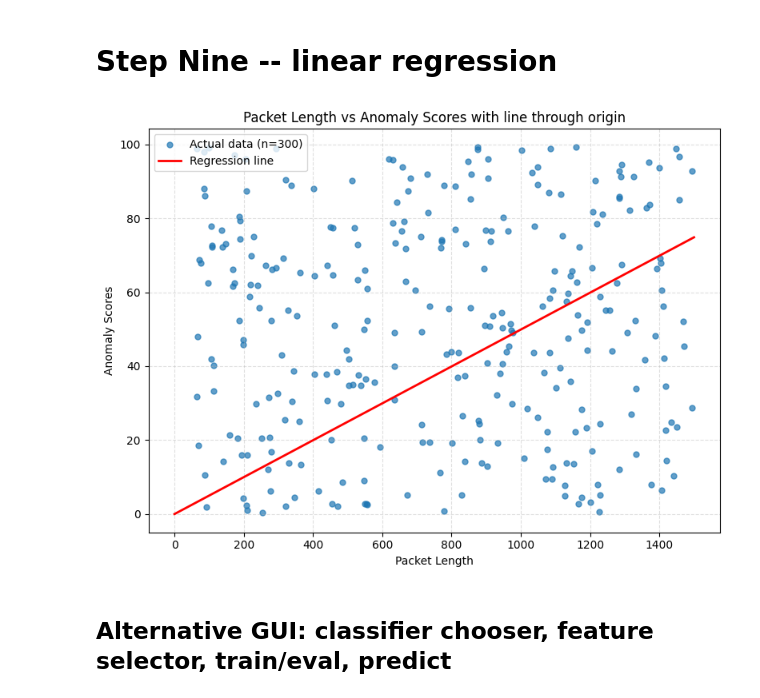
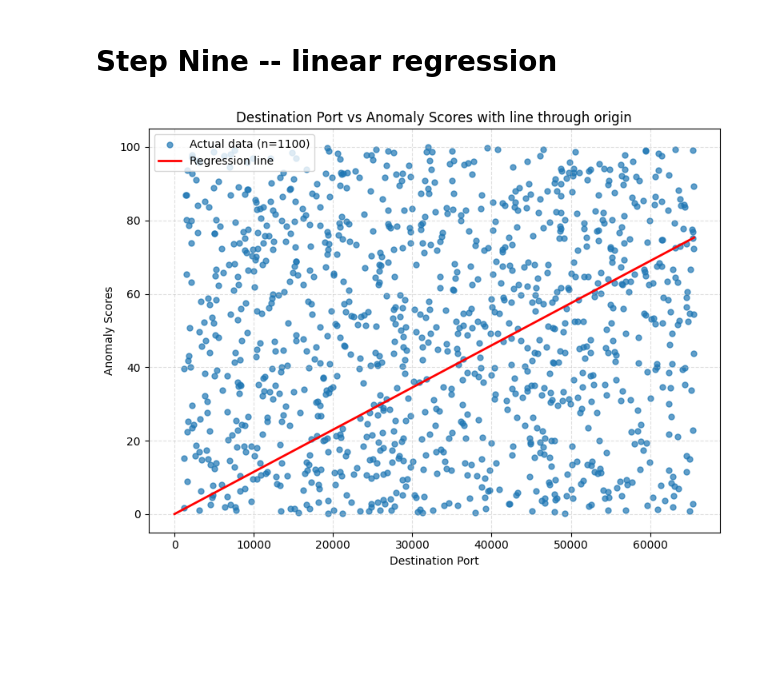
Before and after one commit to luffy11-pixel/Data-science-project-, a Jupyter notebook: start.ipynb, the cells around one changed output. Drawn from its saved outputs; the diff is of its cells as text; code cells hidden in the pictures; blank space fills up the shorter version.

```diff
--- a/start.ipynb
+++ b/start.ipynb
@@ -513,13 +494,13 @@ import numpy as np
 import matplotlib.pyplot as plt
 
 # prepare data: drop rows where either value is missing
-mask = df[['Packet Length', 'Anomaly Scores']].notna().all(axis=1)
-df_sub = df.loc[mask, ['Packet Length', 'Anomaly Scores']].astype(float)
+mask = df[['Destination Port', 'Anomaly Scores']].notna().all(axis=1)
+df_sub = df.loc[mask, ['Destination Port', 'Anomaly Scores']].astype(float)
 
 if df_sub.shape[0] < 2:
     print('Not enough data points to fit a line through origin (need >=2)')
 else:
-    x_all = df_sub['Packet Length'].values
+    x_all = df_sub['Destination Port'].values
     y_all = df_sub['Anomaly Scores'].values
 
     # if all x are zero, fallback to horizontal mean line
@@ -529,38 +510,36 @@ else:
             return np.full_like(x, y_all.mean(), dtype=float)
         fit_label = f'Fallback: constant y={y_all.mean():.4f} (all x==0)'
     else:
         # fit y = m * x  (no intercept) via least squares
         m = (x_all * y_all).sum() / (x_all**2).sum()
         def line_fn(x):
             return m * x
         fit_label = f'Regression line'
 
     # Downsample points for plotting markers
-    max_points = 300
+    max_points = 1100
     if len(df_sub) > max_points:
         df_plot = df_sub.sample(n=max_points, random_state=42)
     else:
         df_plot = df_sub
 
-    x_plot = df_plot['Packet Length']
+    x_plot = df_plot['Destination Port']
     y_plot = df_plot['Anomaly Scores']
 
     plt.figure(figsize=(8, 6))
     plt.scatter(x_plot, y_plot, s=25, alpha=0.7, label=f'Actual data (n={len(x_plot)})', color='#1f77b4')
 
     # Line from x=0 to max observed Packet Length
-    x_line = np.linspace(0.0, max(0.0, df_sub['Packet Length'].max()), 200)
+    x_line = np.linspace(0.0, max(0.0, df_sub['Destination Port'].max()), 200)
     y_line = line_fn(x_line)
     plt.plot(x_line, y_line, color='red', linewidth=2, label=fit_label)
 
-    plt.xlabel('Packet Length')
+    plt.xlabel('Destination Port')
     plt.ylabel('Anomaly Scores')
-    plt.title('Packet Length vs Anomaly Scores with line through origin')
+    plt.title('Destination Port vs Anomaly Scores with line through origin')
     plt.legend()
     plt.grid(True, linestyle='--', alpha=0.4)
     plt.tight_layout()
     plt.show()
 # %% [output]
-[figure, old version]
+[figure, new version]
-# %% [markdown]
-## Alternative GUI: classifier chooser, feature selector, train/eval, predict
```
Also changed, not shown: parts of 9 cells of this notebook.
